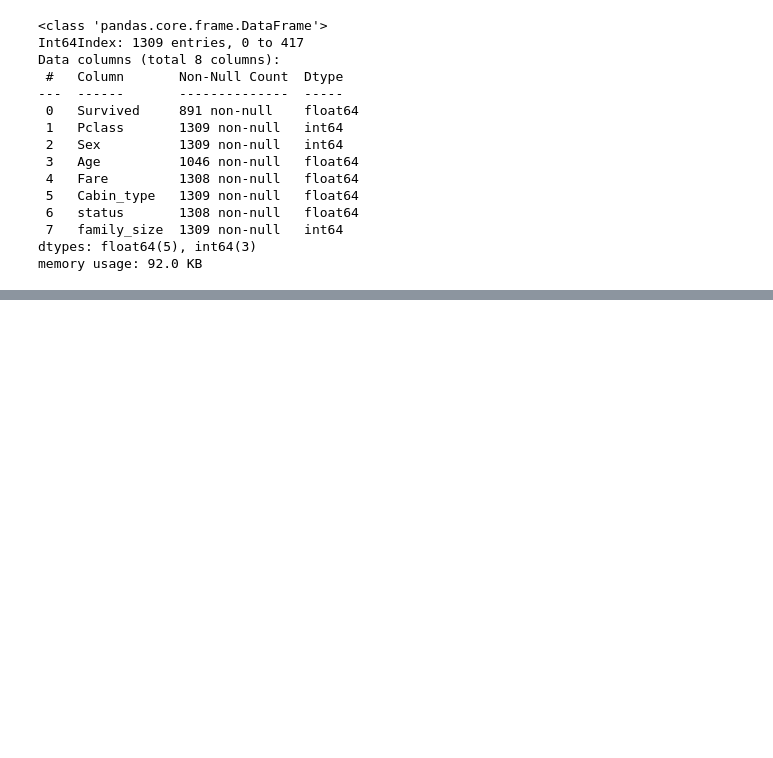
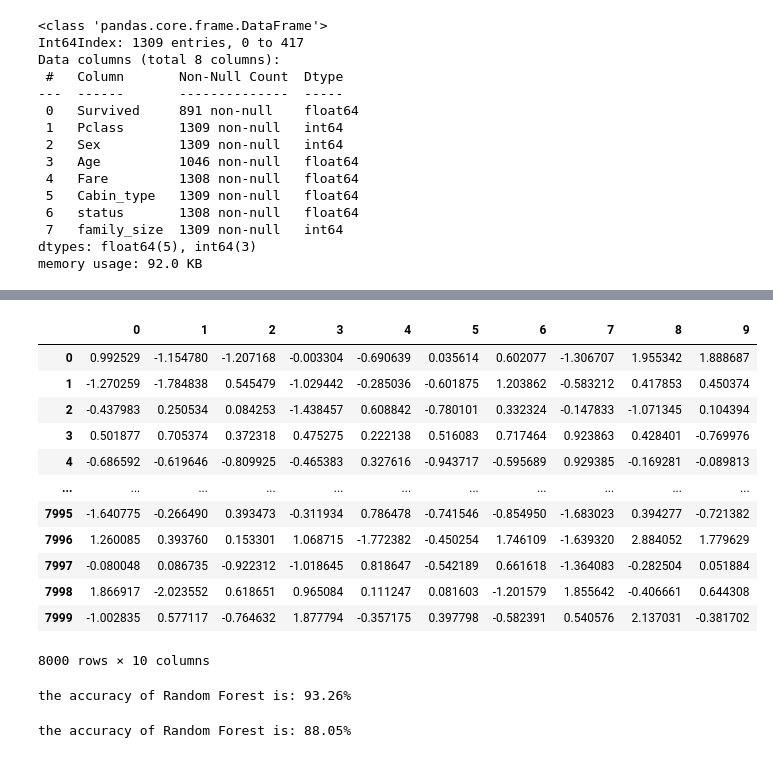
Before and after one commit to KOBeerose/Data-Science-Cell-Training, a Jupyter notebook: 6-Intro to Machine Learning/ML basics.ipynb, the cells around one changed output, grey strips where cells are left out. Drawn from its saved outputs; the diff is of its cells as text; code cells hidden in the pictures; blank space fills up the shorter version.

```diff
--- a/6-Intro to Machine Learning/ML basics.ipynb
+++ b/6-Intro to Machine Learning/ML basics.ipynb
@@ -607,0 +645,32 @@ the accuracy of SVM is: 68.35%
+# %%
+from sklearn.model_selection import train_test_split
+
+X_train, X_test, y_train, y_test = train_test_split(X, y,
+                                    test_size=0.2, random_state=4)
+# %%
+pd.DataFrame(X_train)
+# %% [output]
+|  | 0 | 1 | 2 | 3 | 4 | 5 | 6 | 7 | 8 | 9 |
+| 0 | 0.992529 | -1.154780 | -1.207168 | -0.003304 | -0.690639 | 0.035614 | 0.602077 | -1.306707 | 1.955342 | 1.888687 |
+| 1 | -1.270259 | -1.784838 | 0.545479 | -1.029442 | -0.285036 | -0.601875 | 1.203862 | -0.583212 | 0.417853 | 0.450374 |
+| 2 | -0.437983 | 0.250534 | 0.084253 | -1.438457 | 0.608842 | -0.780101 | 0.332324 | -0.147833 | -1.071345 | 0.104394 |
+| 3 | 0.501877 | 0.705374 | 0.372318 | 0.475275 | 0.222138 | 0.516083 | 0.717464 | 0.923863 | 0.428401 | -0.769976 |
+| 4 | -0.686592 | -0.619646 | -0.809925 | -0.465383 | 0.327616 | -0.943717 | -0.595689 | 0.929385 | -0.169281 | -0.089813 |
+| ... | ... | ... | ... | ... | ... | ... | ... | ... | ... | ... |
+| 7995 | -1.640775 | -0.266490 | 0.393473 | -0.311934 | 0.786478 | -0.741546 | -0.854950 | -1.683023 | 0.394277 | -0.721382 |
+| 7996 | 1.260085 | 0.393760 | 0.153301 | 1.068715 | -1.772382 | -0.450254 | 1.746109 | -1.639320 | 2.884052 | 1.779629 |
+| 7997 | -0.080048 | 0.086735 | -0.922312 | -1.018645 | 0.818647 | -0.542189 | 0.661618 | -1.364083 | -0.282504 | 0.051884 |
+| 7998 | 1.866917 | -2.023552 | 0.618651 | 0.965084 | 0.111247 | 0.081603 | -1.201579 | 1.855642 | -0.406661 | 0.644308 |
+| 7999 | -1.002835 | 0.577117 | -0.764632 | 1.877794 | -0.357175 | 0.397798 | -0.582391 | 0.540576 | 2.137031 | -0.381702 |
+8000 rows × 10 columns
+# %%
+##### from sklearn.ensemble import RandomForestClassifier
+rf = RandomForestClassifier(max_features=3, max_depth=20, n_estimators=500, min_samples_split=10)
+rf.fit(X_train,y_train)
+print("the accuracy of Random Forest is: {:.2f}%".format(rf.score(X_train,y_train)*100))
+# %% [output]
+the accuracy of Random Forest is: 93.26%
+# %%
+print("the accuracy of Random Forest is: {:.2f}%".format(rf.score(X_test,y_test)*100))
+# %% [output]
+the accuracy of Random Forest is: 88.05%
```
Also changed, not shown: parts of 64 cells of this notebook.
